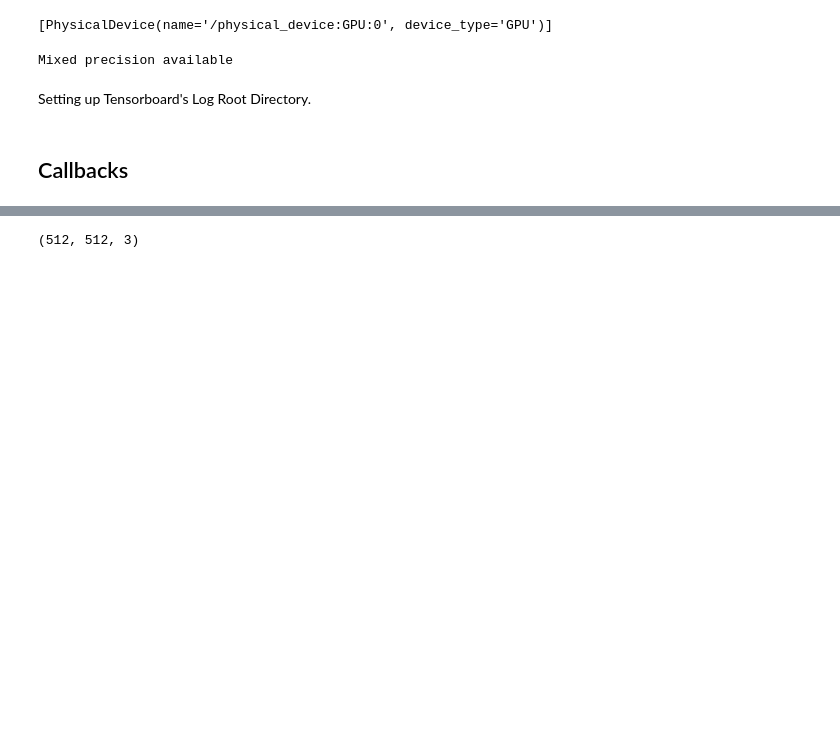
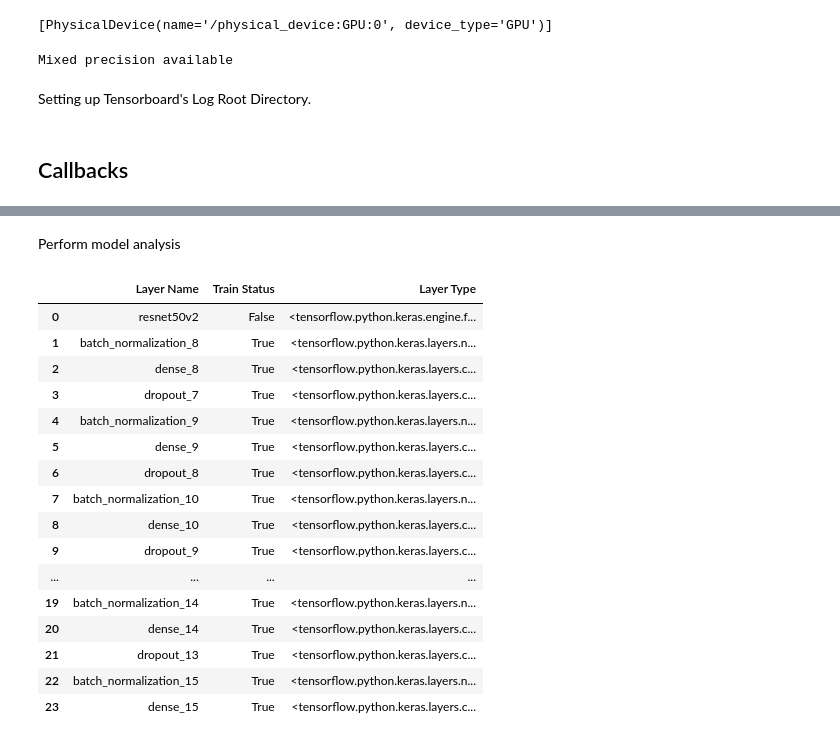
Before and after one commit to fireheart12/Chexnet_NIH, a Jupyter notebook: model_binary_classification.ipynb, the cells around one changed output, grey strips where cells are left out. Drawn from its saved outputs; the diff is of its cells as text; code cells hidden in the pictures; blank space fills up the shorter version.

Commit message:
Add files via upload
Resnet50v2 updated version

```diff
--- a/model_binary_classification.ipynb
+++ b/model_binary_classification.ipynb
@@ -319,6 +390,27 @@ def model_layer_analysis(model) :
     pd.set_option("max_colwidth", None)
     info = [(layer.name, layer.trainable, layer) for layer in model.layers]
     analysis = pd.DataFrame(info, columns = ["Layer Name", "Train Status", "Layer Type"])
-    print(analysis
+    return analysis
-# %% [output]
-(512, 512, 3)
+# %% [markdown]
+Perform model analysis
+# %%
+analysis = model_layer_analysis(model)
+analysis
+# %% [output]
+|  | Layer Name | Train Status | Layer Type |
+| 0 | resnet50v2 | False | <tensorflow.python.keras.engine.f... |
+| 1 | batch_normalization_8 | True | <tensorflow.python.keras.layers.n... |
+| 2 | dense_8 | True | <tensorflow.python.keras.layers.c... |
+| 3 | dropout_7 | True | <tensorflow.python.keras.layers.c... |
+| 4 | batch_normalization_9 | True | <tensorflow.python.keras.layers.n... |
+| 5 | dense_9 | True | <tensorflow.python.keras.layers.c... |
+| 6 | dropout_8 | True | <tensorflow.python.keras.layers.c... |
+| 7 | batch_normalization_10 | True | <tensorflow.python.keras.layers.n... |
+| 8 | dense_10 | True | <tensorflow.python.keras.layers.c... |
+| 9 | dropout_9 | True | <tensorflow.python.keras.layers.c... |
+| ... | ... | ... | ... |
+| 19 | batch_normalization_14 | True | <tensorflow.python.keras.layers.n... |
+| 20 | dense_14 | True | <tensorflow.python.keras.layers.c... |
+| 21 | dropout_13 | True | <tensorflow.python.keras.layers.c... |
+| 22 | batch_normalization_15 | True | <tensorflow.python.keras.layers.n... |
+| 23 | dense_15 | True | <tensorflow.python.keras.layers.c... |
```
Also changed, not shown: parts of 31 cells of this notebook.
